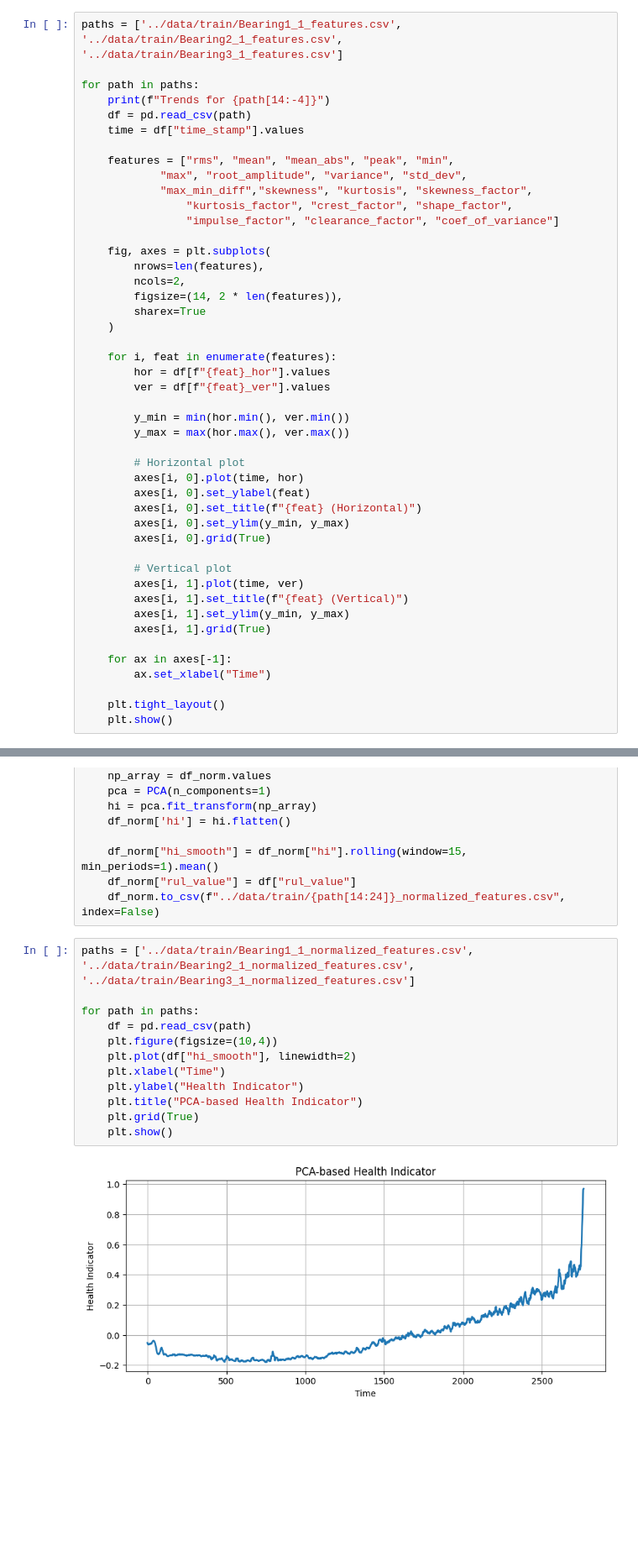
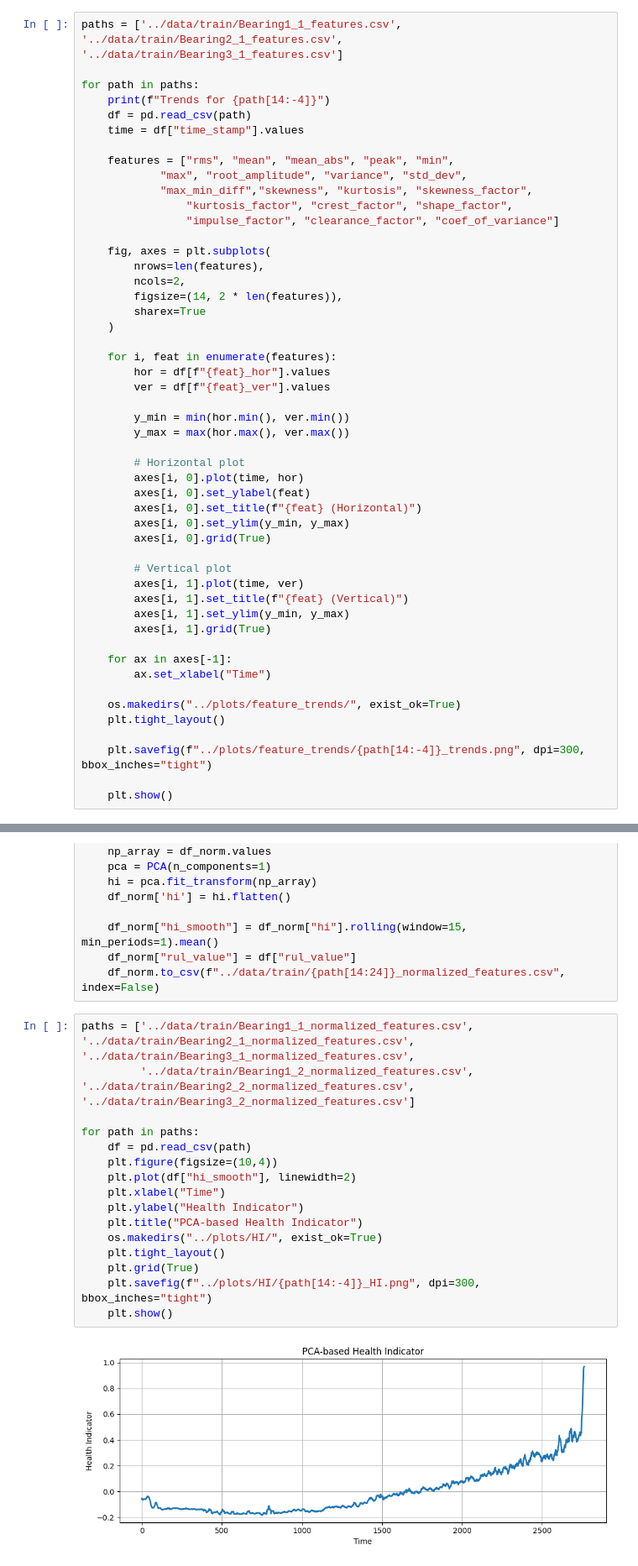
Before and after one commit to KiranGhumare/bearing-rul-ieee-phm2012, a Jupyter notebook: notebooks/feature_selection.ipynb, the cells around one changed output, grey strips where cells are left out. Shown at 84% size. Drawn from its saved outputs; the diff is of its cells as text; blank space fills up the shorter version.

Commit message:
added requirements.txt and result plots

```diff
--- a/notebooks/feature_selection.ipynb
+++ b/notebooks/feature_selection.ipynb
@@ -51,7 +52,11 @@ for path in paths:
     for ax in axes[-1]:
         ax.set_xlabel("Time")
 
+    os.makedirs("../plots/feature_trends/", exist_ok=True)
     plt.tight_layout()
+
+    plt.savefig(f"../plots/feature_trends/{path[14:-4]}_trends.png", dpi=300, bbox_inches="tight")
+
     plt.show()
 # %% [output]
 Trends for Bearing1_1_features
@@ -103,16 +108,20 @@ for path in paths:
     df_norm["rul_value"] = df["rul_value"]
     df_norm.to_csv(f"../data/train/{path[14:24]}_normalized_features.csv", index=False)
 # %%
-paths = ['../data/train/Bearing1_1_normalized_features.csv', '../data/train/Bearing2_1_normalized_features.csv', '../data/train/Bearing3_1_normalized_features.csv']
+paths = ['../data/train/Bearing1_1_normalized_features.csv', '../data/train/Bearing2_1_normalized_features.csv', '../data/train/Bearing3_1_normalized_features.csv',
+         '../data/train/Bearing1_2_normalized_features.csv', '../data/train/Bearing2_2_normalized_features.csv', '../data/train/Bearing3_2_normalized_features.csv']
 
 for path in paths:
     df = pd.read_csv(path)
     plt.figure(figsize=(10,4))
     plt.plot(df["hi_smooth"], linewidth=2)
     plt.xlabel("Time")
     plt.ylabel("Health Indicator")
     plt.title("PCA-based Health Indicator")
+    os.makedirs("../plots/HI/", exist_ok=True)
+    plt.tight_layout()
     plt.grid(True)
+    plt.savefig(f"../plots/HI/{path[14:-4]}_HI.png", dpi=300, bbox_inches="tight")
     plt.show()
 # %% [output]
-[figure, old version]
+[figure, new version]
```
Also changed, not shown: parts of 2 cells of this notebook, 23 other files.
